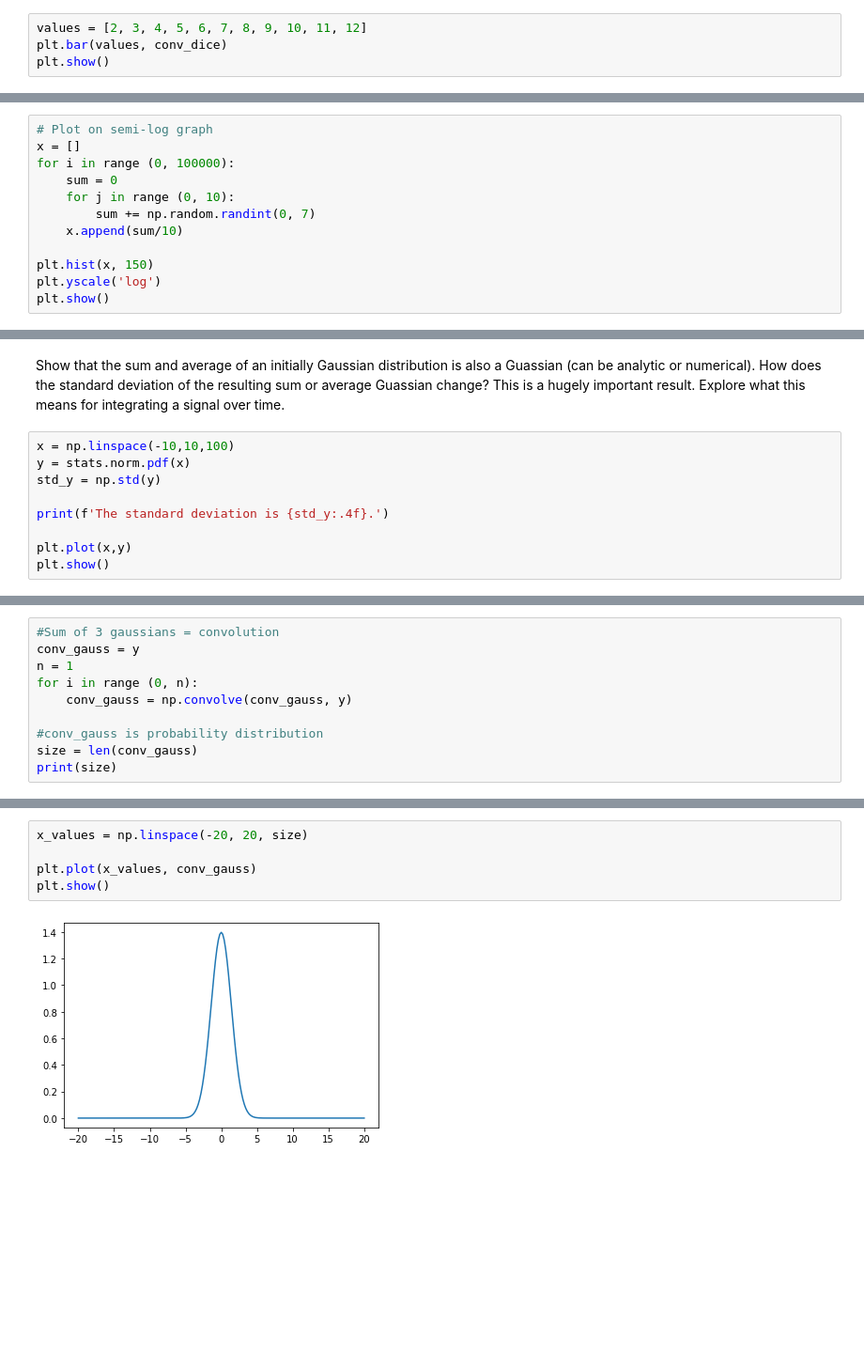
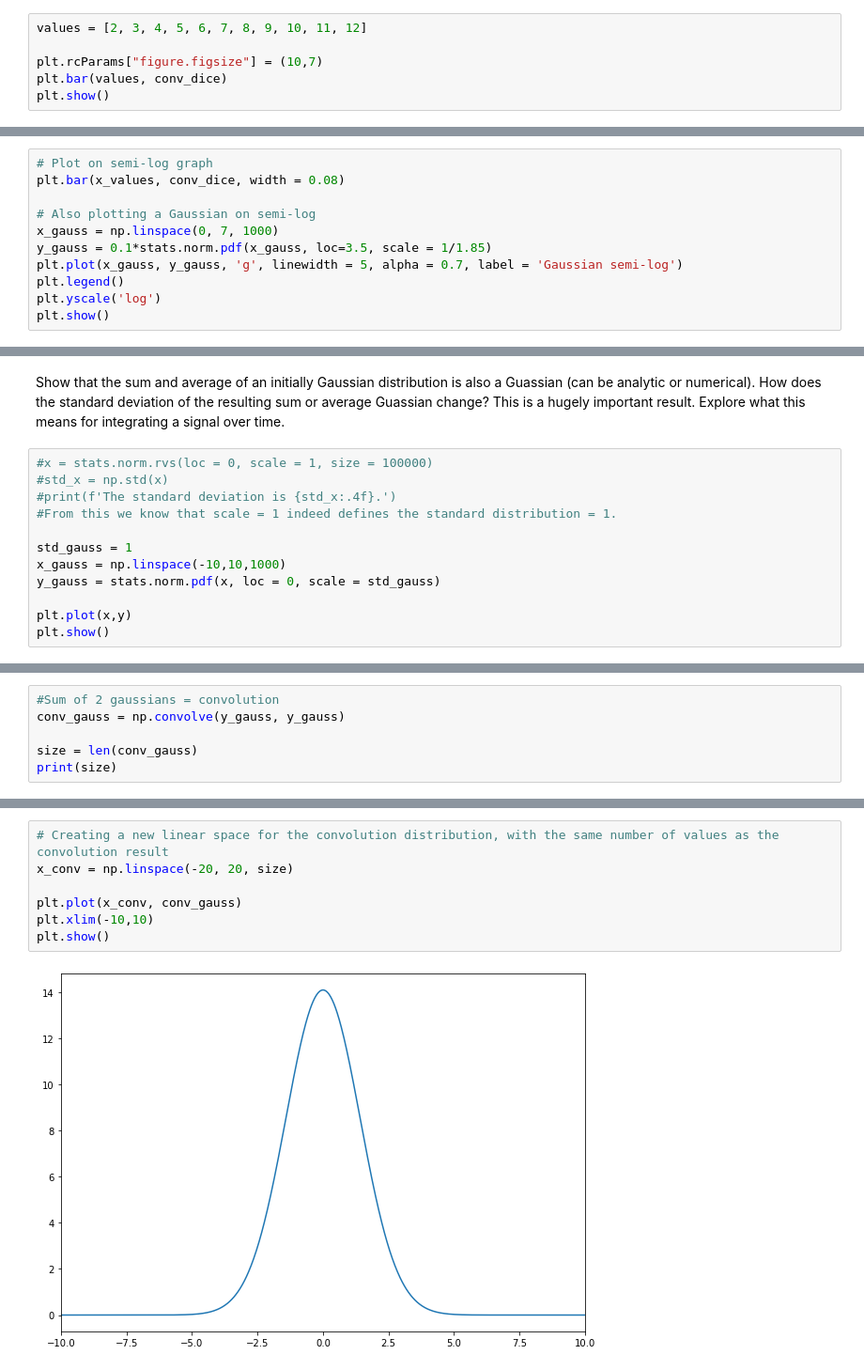
Before and after one commit to jenniv27/phys434, a Jupyter notebook: HW/HW2.ipynb, the cells around one changed output, grey strips where cells are left out. Shown at 94% size. Saved outputs shown, nothing was run; the diff lists cells and outputs as text; blank space fills up the shorter version.

```diff
--- a/HW/HW2.ipynb
+++ b/HW/HW2.ipynb
@@ -57,6 +57,8 @@ print(conv_dice)
  0.13888889 0.11111111 0.08333333 0.05555556 0.02777778]
 # %%
 values = [2, 3, 4, 5, 6, 7, 8, 9, 10, 11, 12]
+
+plt.rcParams["figure.figsize"] = (10,7)
 plt.bar(values, conv_dice)
 plt.show()
 # %% [output]
@@ -137,13 +134,12 @@ plt.show()
 # %%
 # Plot on semi-log graph
-x = []
-for i in range (0, 100000):
-    sum = 0
-    for j in range (0, 10):
-        sum += np.random.randint(0, 7)
-    x.append(sum/10)
+plt.bar(x_values, conv_dice, width = 0.08)
 
-plt.hist(x, 150)
+# Also plotting a Gaussian on semi-log
+x_gauss = np.linspace(0, 7, 1000)
+y_gauss = 0.1*stats.norm.pdf(x_gauss, loc=3.5, scale = 1/1.85)
+plt.plot(x_gauss, y_gauss, 'g', linewidth = 5, alpha = 0.7, label = 'Gaussian semi-log')
+plt.legend()
 plt.yscale('log')
 plt.show()
 # %% [output]
@@ -155,11 +151,14 @@ This plot of the average of 10 dice rolls does look very close to a Gaussian, an
 # %% [markdown]
 Show that the sum and average of an initially Gaussian distribution is also a Guassian (can be analytic or numerical). How does the standard deviation of the resulting sum or average Guassian change? This is a hugely important result. Explore what this means for integrating a signal over time.
 # %%
-x = np.linspace(-10,10,100)
-y = stats.norm.pdf(x)
-std_y = np.std(y)
+#x = stats.norm.rvs(loc = 0, scale = 1, size = 100000)
+#std_x = np.std(x)
+#print(f'The standard deviation is {std_x:.4f}.')
+#From this we know that scale = 1 indeed defines the standard distribution = 1.
 
-print(f'The standard deviation is {std_y:.4f}.')
+std_gauss = 1
+x_gauss = np.linspace(-10,10,1000)
+y_gauss = stats.norm.pdf(x, loc = 0, scale = std_gauss)
 
 plt.plot(x,y)
 plt.show()
@@ -169,11 +167,7 @@ The standard deviation is 0.1073.
 # %%
-#Sum of 3 gaussians = convolution
-conv_gauss = y
-n = 1
-for i in range (0, n):
-    conv_gauss = np.convolve(conv_gauss, y)
+#Sum of 2 gaussians = convolution
+conv_gauss = np.convolve(y_gauss, y_gauss)
 
-#conv_gauss is probability distribution
 size = len(conv_gauss)
 print(size)
 # %% [output]
@@ -181,7 +175,9 @@ print(size)
 # %%
-x_values = np.linspace(-20, 20, size)
+# Creating a new linear space for the convolution distribution, with the same number of values as the convolution result
+x_conv = np.linspace(-20, 20, size)
 
-plt.plot(x_values, conv_gauss)
+plt.plot(x_conv, conv_gauss)
+plt.xlim(-10,10)
 plt.show()
 # %% [output]
-[figure, old version]
+[figure, new version]
```
Also changed, not shown: parts of 19 cells of this notebook.
